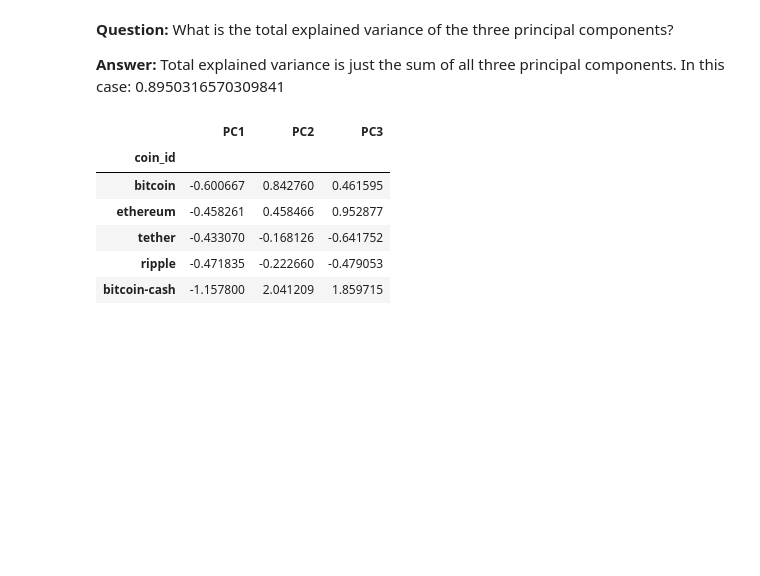
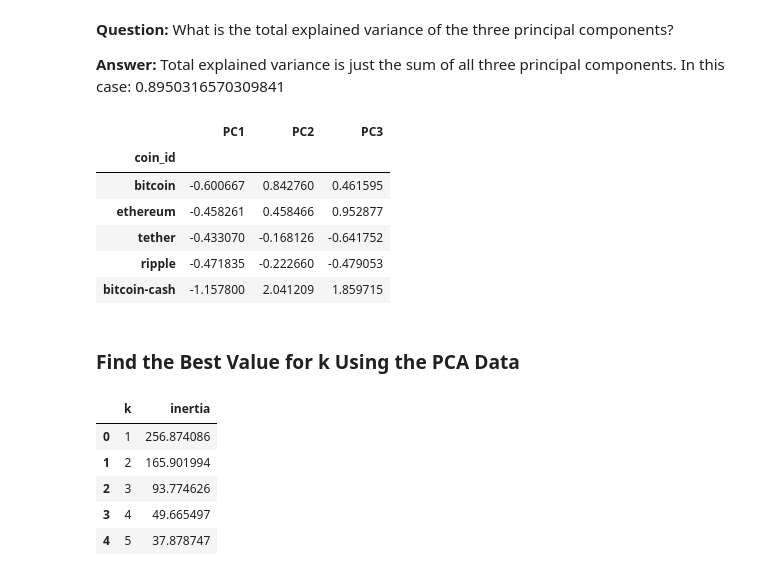
Before and after one commit to emilyneaville/CryptoClustering, a Jupyter notebook: crypto_clustering.ipynb, the cells around one changed output. Cells and saved outputs as stored; diff of their text form; code cells hidden in the pictures; blank space fills up the shorter version.

Commit message:
Elbow curve using PCA

```diff
--- a/crypto_clustering.ipynb
+++ b/crypto_clustering.ipynb
@@ -217,3 +217,33 @@ df_market_pca.head()
 | tether | -0.433070 | -0.168126 | -0.641752 |
 | ripple | -0.471835 | -0.222660 | -0.479053 |
 | bitcoin-cash | -1.157800 | 2.041209 | 1.859715 |
+# %% [markdown]
+### Find the Best Value for k Using the PCA Data
+# %%
+# Create a list with the number of k-values from 1 to 11
+k_pca = list(range(1, 11))
+# %%
+# Create an empy list to store the inertia values
+inertia_pca = []
+
+# Create a for loop to compute the inertia with each possible value of k
+for i_pca in k_pca:
+    model = KMeans(n_clusters= i_pca, random_state=0)
+    model.fit(df_market_pca)
+    inertia_pca.append(model.inertia_)
+# %%
+# Create a dictionary with the data to plot the Elbow curve
+elbow_curve_pca = {'k': k_pca, 'inertia': inertia_pca}
+
+# Create a DataFrame with the data to plot the Elbow curve
+df_elbow_pca = pd.DataFrame(elbow_curve_pca)
+
+# Review df
+df_elbow_pca.head()
+# %% [output]
+|  | k | inertia |
+| 0 | 1 | 256.874086 |
+| 1 | 2 | 165.901994 |
+| 2 | 3 | 93.774626 |
+| 3 | 4 | 49.665497 |
+| 4 | 5 | 37.878747 |
```
Also changed, not shown: parts of 2 cells of this notebook.
